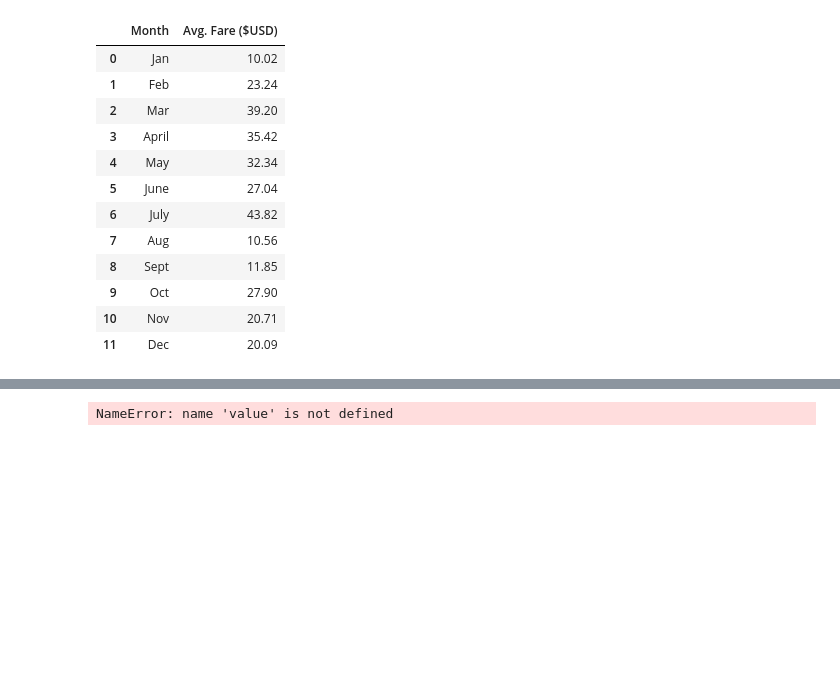
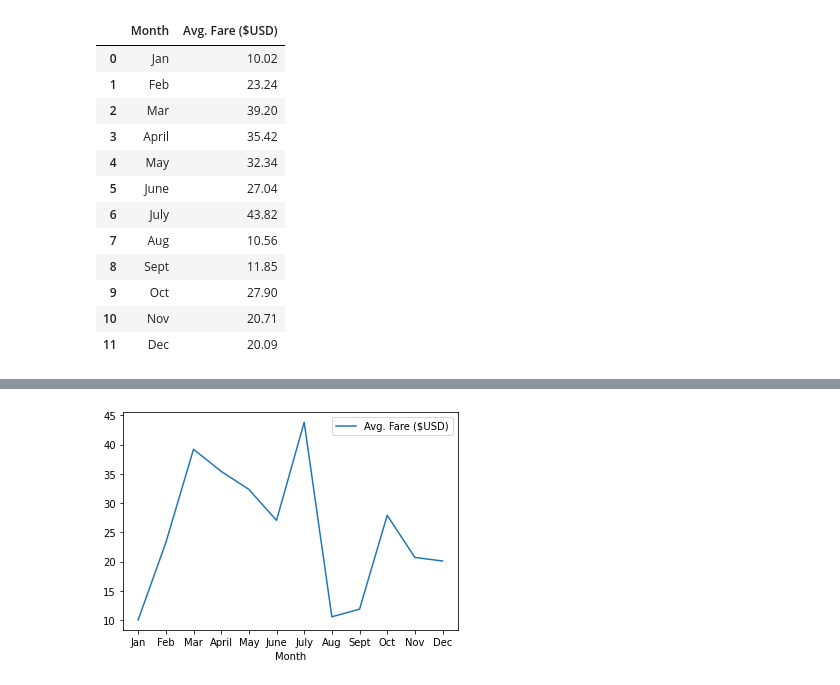
Before and after one commit to vithushankuhan/PyBer_Analysis, a Jupyter notebook: PyBer_Ride_Data.ipynb, the cells around one changed output, grey strips where cells are left out. Drawn from its saved outputs; the diff is of its cells as text; code cells hidden in the pictures; blank space fills up the shorter version.

```diff
--- a/PyBer_Ride_Data.ipynb
+++ b/PyBer_Ride_Data.ipynb
@@ -32,14 +31,14 @@ AttributeError: module 'matplotlib' has no attribute 'show'
 # %%
 # Set x-axis and tick locations
 x_axis = np.arange(len(pyber_ride_df))
-tick_locations = [value for vlaue in x_axis]
+tick_locations = [value for value in x_axis]
 
 # Plot the data
 pyber_ride_df.plot(x="Month", y="Avg. Fare ($USD)")
 plt.xticks(tick_locations, pyber_ride_df["Month"])
 plt.show()
 # %% [output]
-NameError: name 'value' is not defined
+[figure, added]
 # %%
 pyber_ride_df.plot.bar(x="Month", y="Avg. Fare ($USD)")
 plt.show()
```
Also changed, not shown: parts of 4 cells of this notebook, 1 other file.
